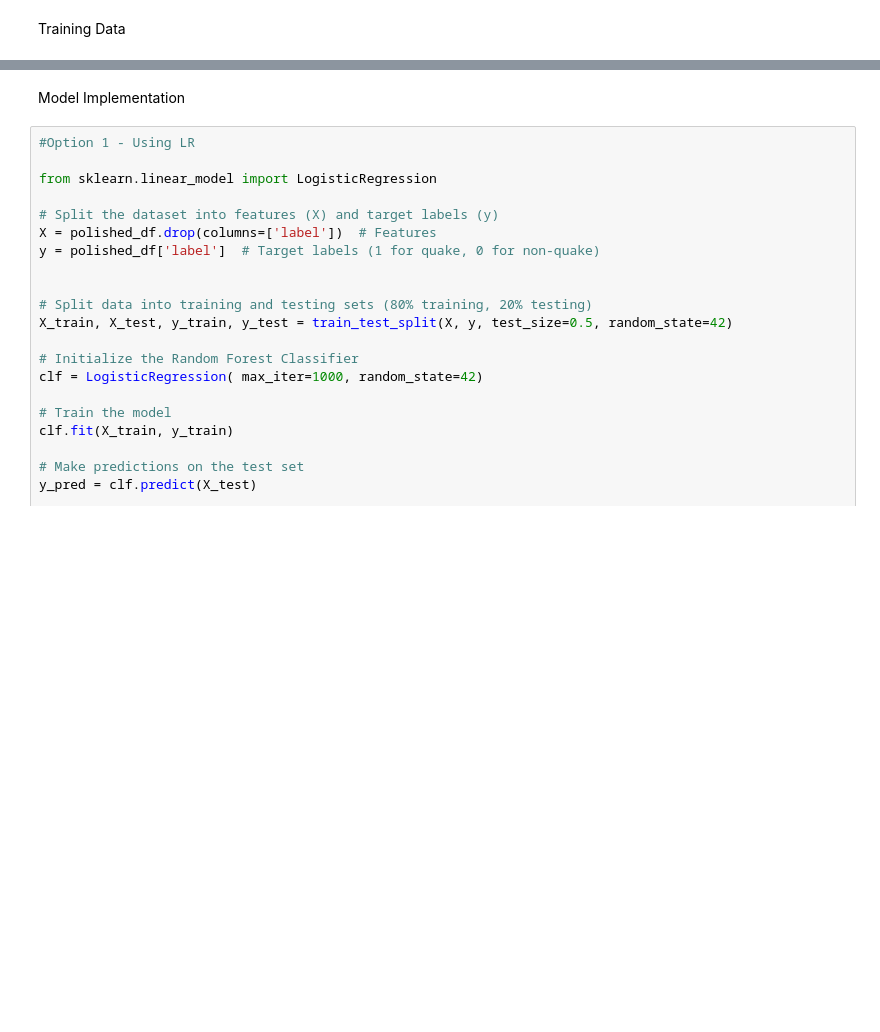
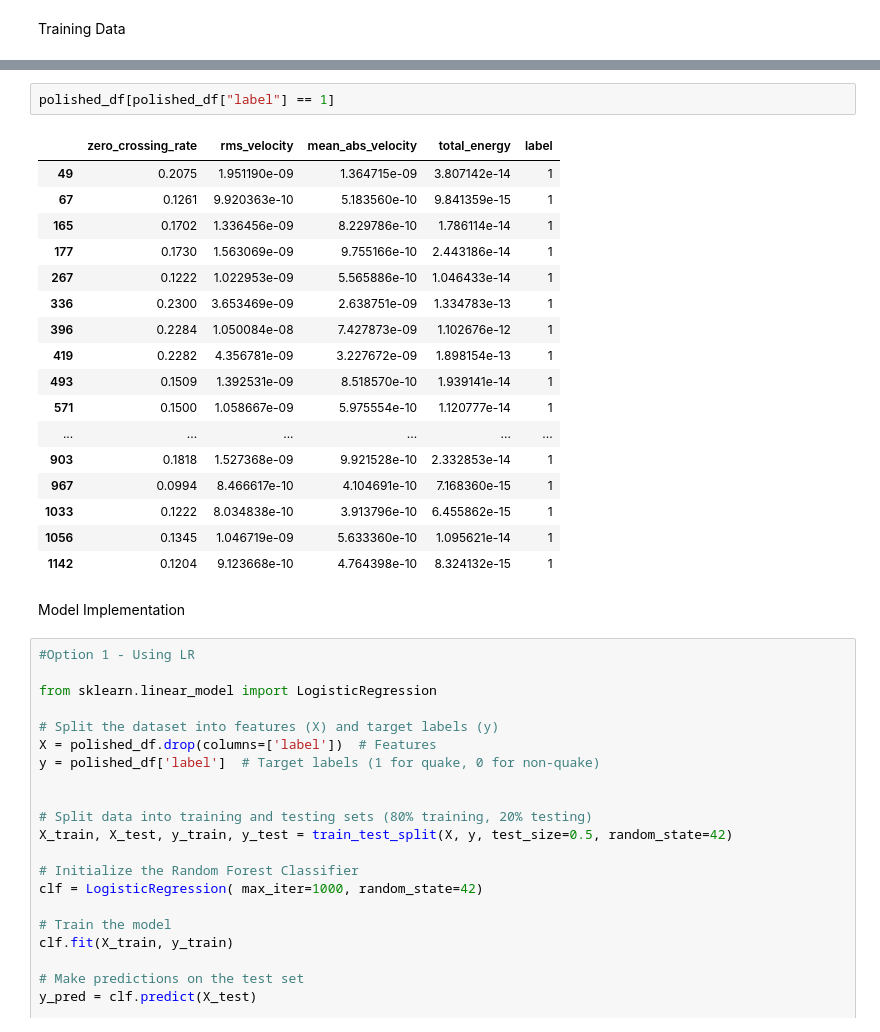
Before and after one commit to Mir-Shabab-Hasnat/NASA-Seismic-Detection-Model, a Jupyter notebook: space_apps/WORKING_model2.ipynb, the cells around one changed output, grey strips where cells are left out. Drawn from its saved outputs; the diff is of its cells as text; blank space fills up the shorter version.

```diff
--- a/space_apps/WORKING_model2.ipynb
+++ b/space_apps/WORKING_model2.ipynb
@@ -286,3 +320,23 @@ polished_df
+# %%
+polished_df[polished_df["label"] == 1]
+# %% [output]
+|  | zero_crossing_rate | rms_velocity | mean_abs_velocity | total_energy | label |
+| 49 | 0.2075 | 1.951190e-09 | 1.364715e-09 | 3.807142e-14 | 1 |
+| 67 | 0.1261 | 9.920363e-10 | 5.183560e-10 | 9.841359e-15 | 1 |
+| 165 | 0.1702 | 1.336456e-09 | 8.229786e-10 | 1.786114e-14 | 1 |
+| 177 | 0.1730 | 1.563069e-09 | 9.755166e-10 | 2.443186e-14 | 1 |
+| 267 | 0.1222 | 1.022953e-09 | 5.565886e-10 | 1.046433e-14 | 1 |
+| 336 | 0.2300 | 3.653469e-09 | 2.638751e-09 | 1.334783e-13 | 1 |
+| 396 | 0.2284 | 1.050084e-08 | 7.427873e-09 | 1.102676e-12 | 1 |
+| 419 | 0.2282 | 4.356781e-09 | 3.227672e-09 | 1.898154e-13 | 1 |
+| 493 | 0.1509 | 1.392531e-09 | 8.518570e-10 | 1.939141e-14 | 1 |
+| 571 | 0.1500 | 1.058667e-09 | 5.975554e-10 | 1.120777e-14 | 1 |
+| ... | ... | ... | ... | ... | ... |
+| 903 | 0.1818 | 1.527368e-09 | 9.921528e-10 | 2.332853e-14 | 1 |
+| 967 | 0.0994 | 8.466617e-10 | 4.104691e-10 | 7.168360e-15 | 1 |
+| 1033 | 0.1222 | 8.034838e-10 | 3.913796e-10 | 6.455862e-15 | 1 |
+| 1056 | 0.1345 | 1.046719e-09 | 5.633360e-10 | 1.095621e-14 | 1 |
+| 1142 | 0.1204 | 9.123668e-10 | 4.764398e-10 | 8.324132e-15 | 1 |
 # %% [markdown]
 Model Implementation
 # %%
```
Also changed, not shown: parts of 15 cells of this notebook.
